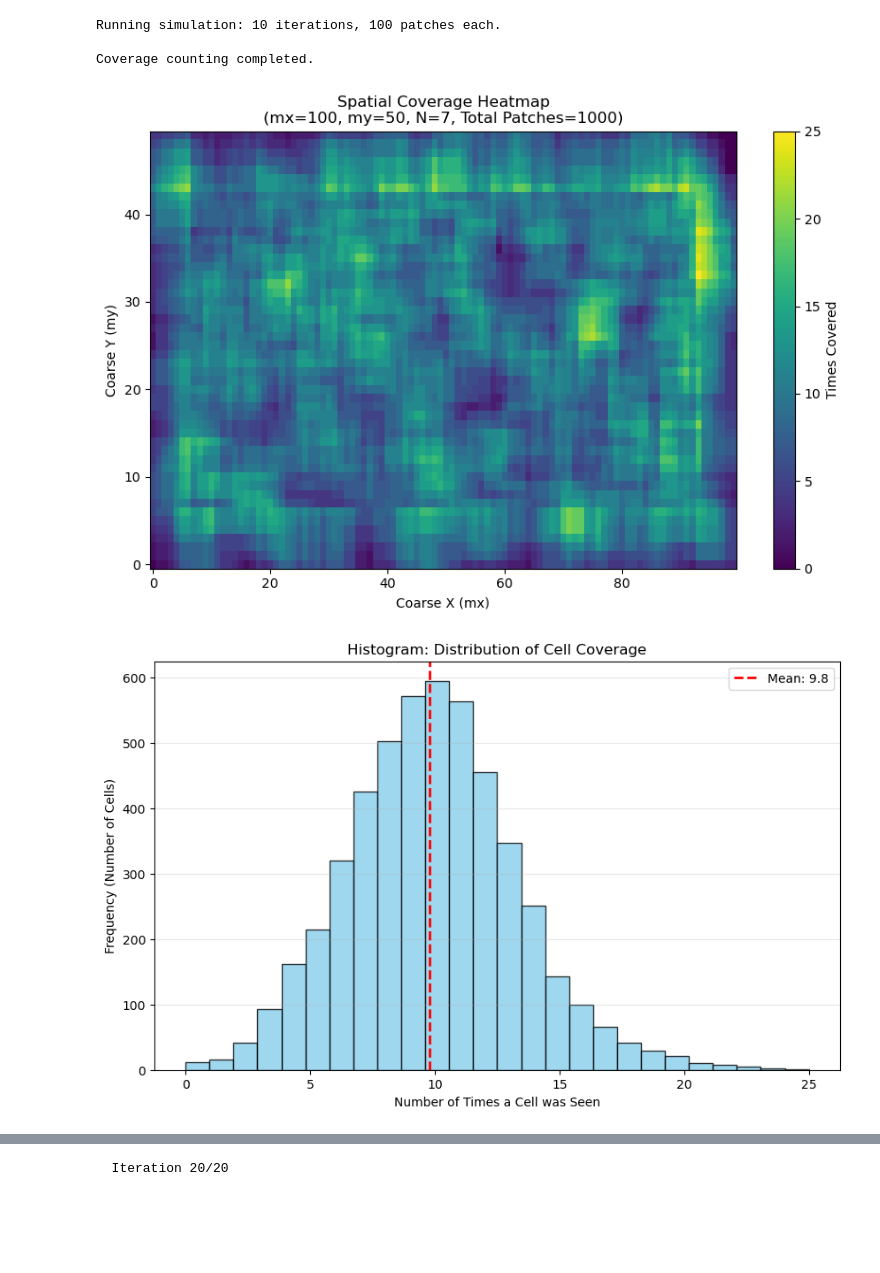
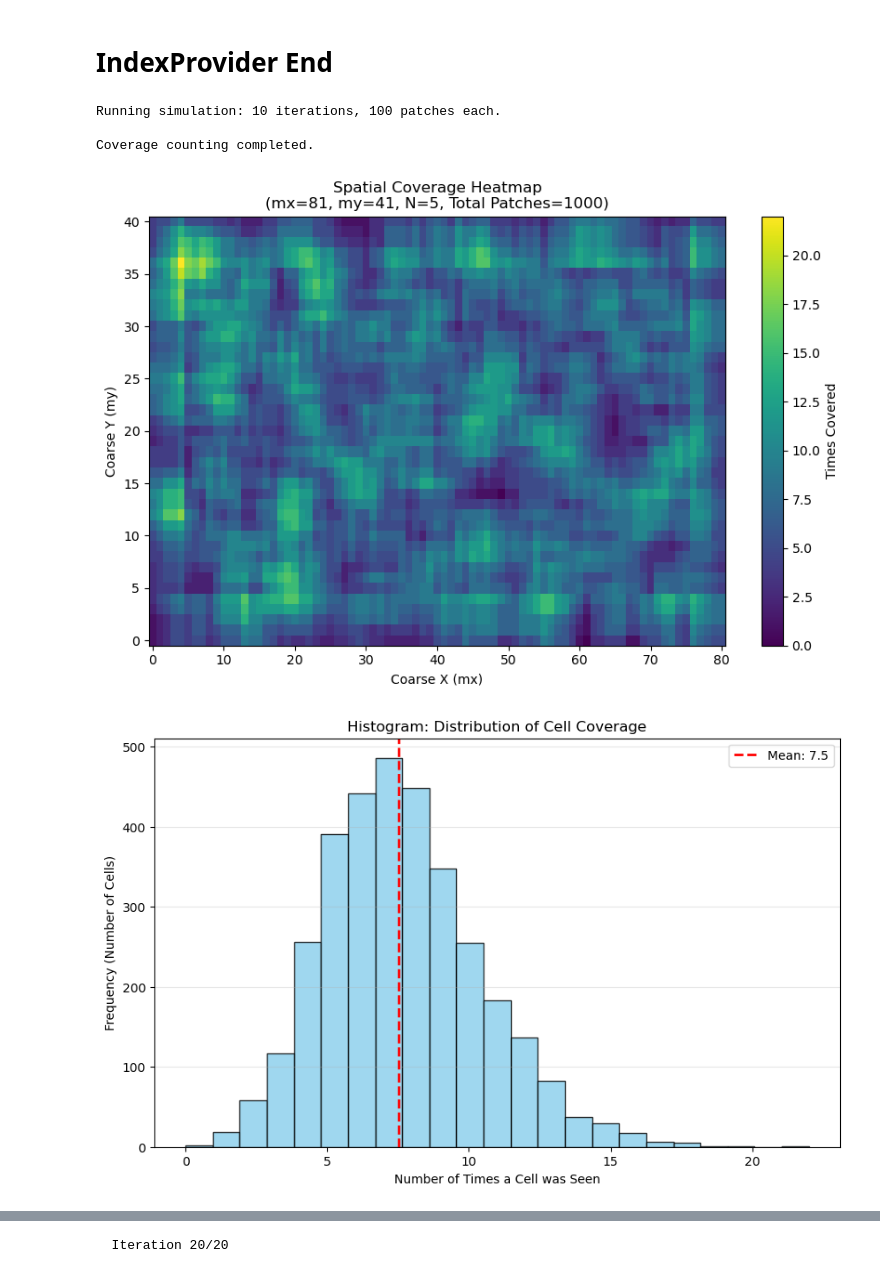
Before and after one commit to AMBehroozi/Flood_Neural_operator, a Jupyter notebook: moving_window.ipynb, the cells around one changed output, grey strips where cells are left out. Saved outputs shown, nothing was run; the diff lists cells and outputs as text; code cells hidden in the pictures; blank space fills up the shorter version.

```diff
--- a/moving_window.ipynb
+++ b/moving_window.ipynb
@@ -0,0 +56,8 @@
+# %%
+mx=81
+my=41
+N=7
+epochs=20
+provider = PaddedIndexProvider(mx, my, N, batch_size=16)
+epoch_indices = provider.get_epoch_indices()
+batch_indices = provider.get_batches()
@@ -1,3 +107,5 @@
+# %% [markdown]
+# IndexProvider End
 # %%
 import torch
 import matplotlib.pyplot as plt
@@ -52,35 +160,35 @@ def track_and_plot_coarse_coverage(
 
     plt.title("Histogram: Distribution of Cell Coverage")
     plt.xlabel("Number of Times a Cell was Seen")
     plt.ylabel("Frequency (Number of Cells)")
     plt.grid(axis='y', alpha=0.3)
     plt.legend()
     plt.show()
 
     # Stats Summary
     print("-" * 30)
     print(f"Coverage Stats for {mx}x{my} grid:")
     print(f"  Min times seen: {coverage_map.min().item():.0f}")
     print(f"  Max times seen: {coverage_map.max().item():.0f}")
     print(f"  Average (Mean): {coverage_flat.mean():.2f}")
     print(f"  Total cells covered: {(coverage_map > 0).sum().item()} / {mx * my} ({(coverage_map > 0).float().mean()*100:.1f}%)")
     print("-" * 30)
 
     return coverage_map
 
 if __name__ == "__main__":
     # Parameters
-    mx, my = 100, 50
-    N = 7
+    mx, my = 81, 41
+    N = 5
     num_iterations = 10
     patches_per_iter = 100
 
     print(f"Running simulation: {num_iterations} iterations, {patches_per_iter} patches each.")
     coverage_map = track_and_plot_coarse_coverage(mx, my, N, num_iterations, patches_per_iter)
 # %% [output]
 Running simulation: 10 iterations, 100 patches each.
 
 Coverage counting completed.
-[figure, old version]
+[figure, new version]
-[figure, old version]
+[figure, new version]
 ------------------------------
```
Also changed, not shown: parts of 6 cells of this notebook, 3 other files.
